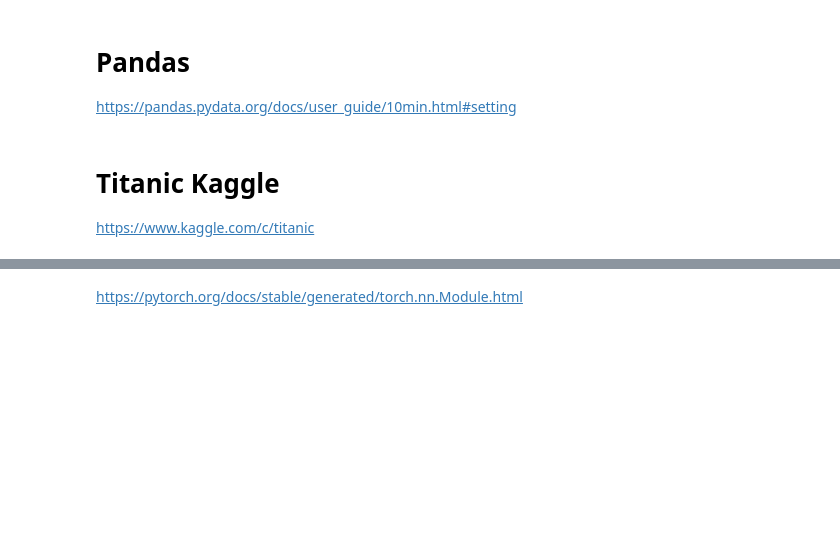
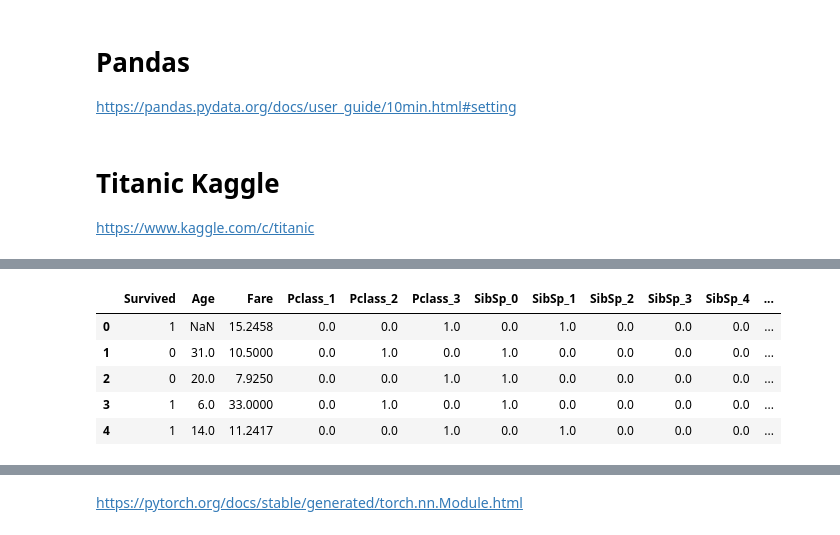
Before and after one commit to dmitrymailk/learn_DL, a Jupyter notebook: dive_into_dl/LinearRegression.ipynb, the cells around one changed output, grey strips where cells are left out. Saved outputs shown, nothing was run; the diff lists cells and outputs as text; code cells hidden in the pictures; blank space fills up the shorter version.

```diff
--- a/dive_into_dl/LinearRegression.ipynb
+++ b/dive_into_dl/LinearRegression.ipynb
@@ -69 +83,10 @@ dataset_train.head(5)
+# %%
+dataset_test.head(5)
+# %% [output]
+|  | Survived | Age | Fare | Pclass_1 | Pclass_2 | Pclass_3 | SibSp_0 | SibSp_1 | SibSp_2 | SibSp_3 | SibSp_4 | ... |
+| 0 | 1 | NaN | 15.2458 | 0.0 | 0.0 | 1.0 | 0.0 | 1.0 | 0.0 | 0.0 | 0.0 | ... |
+| 1 | 0 | 31.0 | 10.5000 | 0.0 | 1.0 | 0.0 | 1.0 | 0.0 | 0.0 | 0.0 | 0.0 | ... |
+| 2 | 0 | 20.0 | 7.9250 | 0.0 | 0.0 | 1.0 | 1.0 | 0.0 | 0.0 | 0.0 | 0.0 | ... |
+| 3 | 1 | 6.0 | 33.0000 | 0.0 | 1.0 | 0.0 | 1.0 | 0.0 | 0.0 | 0.0 | 0.0 | ... |
+| 4 | 1 | 14.0 | 11.2417 | 0.0 | 0.0 | 1.0 | 0.0 | 1.0 | 0.0 | 0.0 | 0.0 | ... |
 # %%
```
Also changed, not shown: parts of 13 cells of this notebook.
